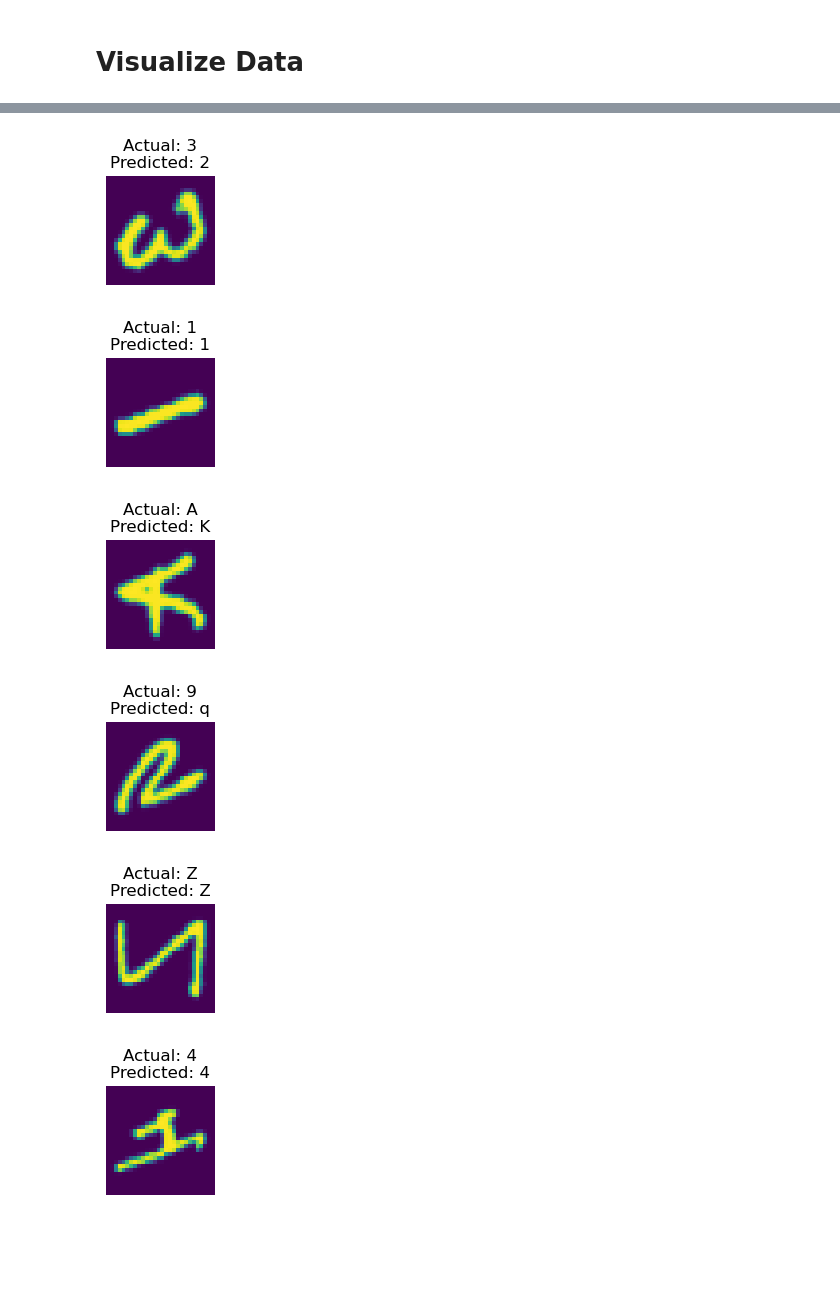
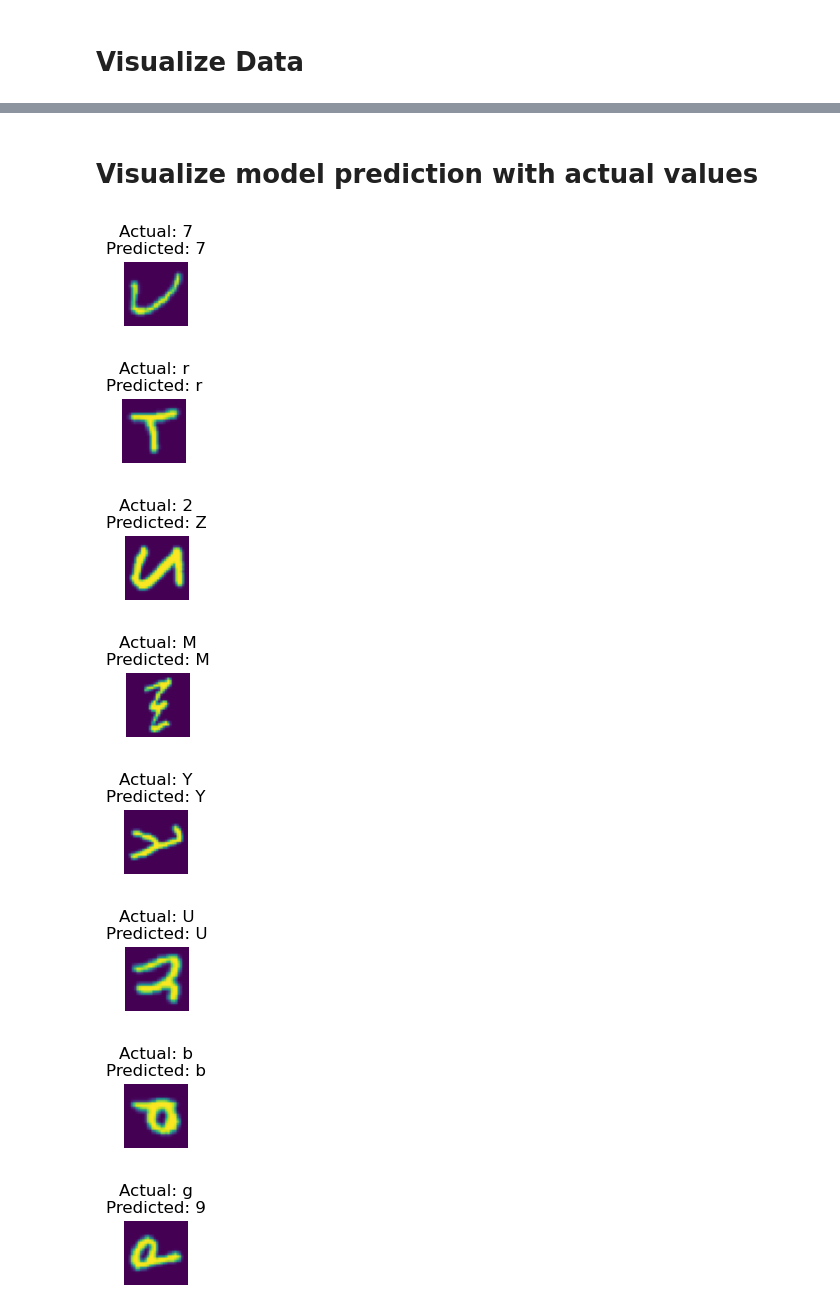
Before and after one commit to Moritz2k1/emnist_ml, a Jupyter notebook: group_mfja_emnist.ipynb, the cells around one changed output, grey strips where cells are left out. Cells and saved outputs as stored; diff of their text form; code cells hidden in the pictures; blank space fills up the shorter version.

```diff
--- a/group_mfja_emnist.ipynb
+++ b/group_mfja_emnist.ipynb
@@ -113,5 +184,17 @@ In the following, parameter `scheduler` is an LR scheduler object from
 # %%
-def train_model(model, criterion, optimizer, scheduler, num_epochs=20):
+import torch
+from tempfile import TemporaryDirectory
+import torch.nn as nn
+import torch.optim as optim
+from torch.optim import lr_scheduler
+import torch.backends.cudnn as cudnn
+import time
+import os
+
+torch.cuda.empty_cache()
+cudnn.benchmark = True
+
+def train_model(model, criterion, optimizer, scheduler, num_epochs):
     since = time.time()
 
     # Create a temporary directory to save training checkpoints
@@ -219,18 +296,21 @@ Load a pretrained model and reset final fully connected layer.
 # %%
-model_ft = models.resnet50(weights='IMAGENET1K_V1')
-num_ftrs = model_ft.fc.in_features
+import torch
+import torchvision
+from torchvision.models import resnet50
+
+model = resnet50(weights='IMAGENET1K_V1')
+num_ftrs = model.fc.in_features
 # Here the size of each output sample is set to 2.
-# Alternatively, it can be generalized to ``nn.Linear(num_ftrs, len(class_names))``.
 num_classes = len(class_names)
-model_ft.fc = nn.Linear(num_ftrs, num_classes)
-model_ft.conv1 = nn.Conv2d(1, 64, kernel_size=3, padding=1)
+model.fc = nn.Linear(num_ftrs, num_classes)
+model.conv1 = nn.Conv2d(1, 64, kernel_size=3, padding=1)
 
-model_ft = model_ft.to(device)
+model = model.to(device)
 
 criterion = nn.CrossEntropyLoss()
 
 # Observe that all parameters are being optimized
-optimizer_ft = optim.SGD(model_ft.parameters(), lr=0.002, momentum=0.9)
+optimizer_ft = optim.SGD(model.parameters(), lr=0.002, momentum=0.9)
 
 # Decay LR by a factor of 0.1 every 7 epochs
 exp_lr_scheduler = lr_scheduler.StepLR(optimizer_ft, step_size=7, gamma=0.1)
@@ -243,4 +319,4 @@ than a minute.
 # %%
-model_ft = train_model(model_ft, criterion, optimizer_ft, exp_lr_scheduler,
-                       num_epochs=20)
+model = train_model(model, criterion, optimizer_ft, exp_lr_scheduler,
+                       num_epochs=10)
 # %% [output]
@@ -349,3 +351,5 @@ the predicted class labels along with the images.
+# %% [markdown]
+# Visualize model prediction with actual values
 # %%
 def visualize_model_predictions(model, dataloader, class_names, device, num_images):
 
@@ -375,16 +379,18 @@ def visualize_model_predictions(model, dataloader, class_names, device, num_imag
         model.train(mode=was_training)
 # %%
 visualize_model_predictions(
-    model=model_conv,
+    model=model,
     dataloader=dataloaders['test'],
     class_names=class_names,
     device=device,
-    num_images=6
+    num_images=10
 )
 # %% [output]
-[figure, old version]
+[figure, new version]
-[figure, old version]
+[figure, new version]
-[figure, old version]
+[figure, new version]
-[figure, old version]
+[figure, new version]
-[figure, old version]
+[figure, new version]
-[figure, old version]
+[figure, new version]
+[figure, added]
+[figure, added]
```
Also changed, not shown: parts of 30 cells of this notebook.
